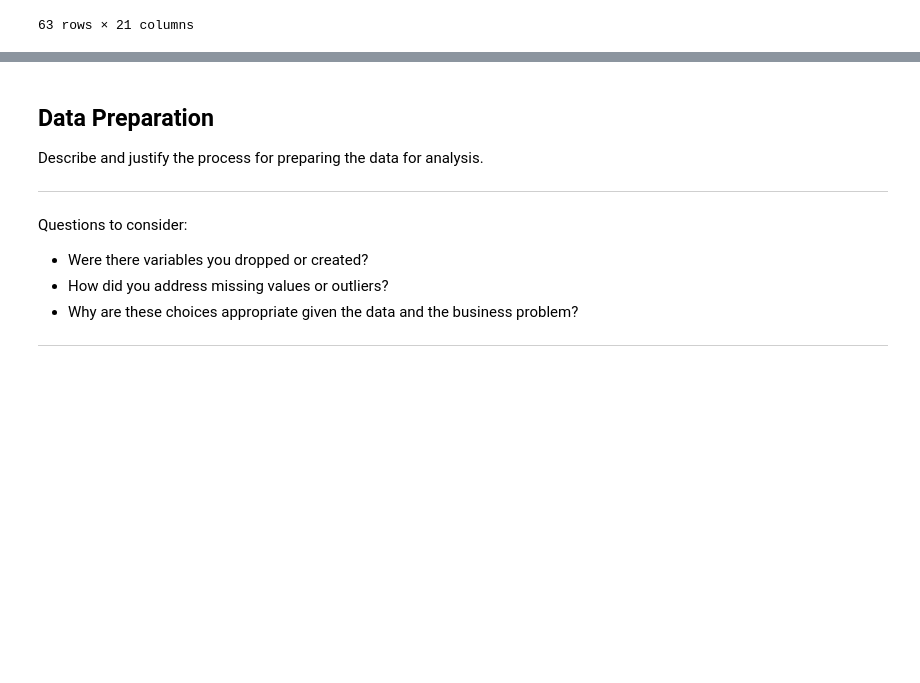
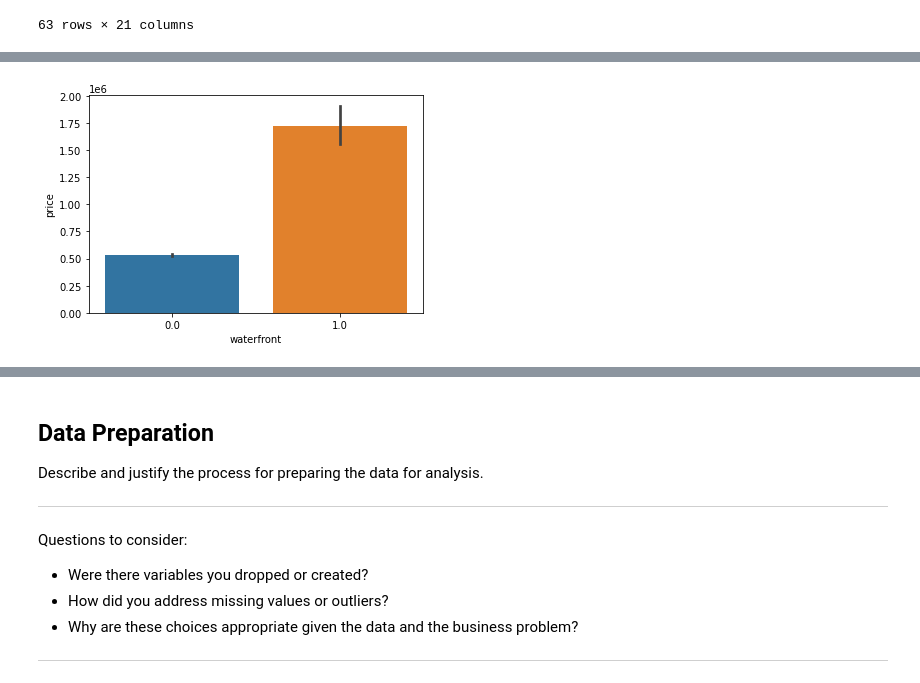
Before and after one commit to kuninethan95/dsc-phase-2-project, a Jupyter notebook: index_OSEMN_plus_mvp.ipynb, the cells around one changed output, grey strips where cells are left out. Drawn from its saved outputs; the diff is of its cells as text; code cells hidden in the pictures; blank space fills up the shorter version.

```diff
--- a/index_OSEMN_plus_mvp.ipynb
+++ b/index_OSEMN_plus_mvp.ipynb
@@ -349,0 +414,4 @@ Name: view, dtype: float64
+# %%
+sns.barplot(data=df, x='waterfront', y='price');
+# %% [output]
+[figure, added]
```
Also changed, not shown: parts of 16 cells of this notebook.
